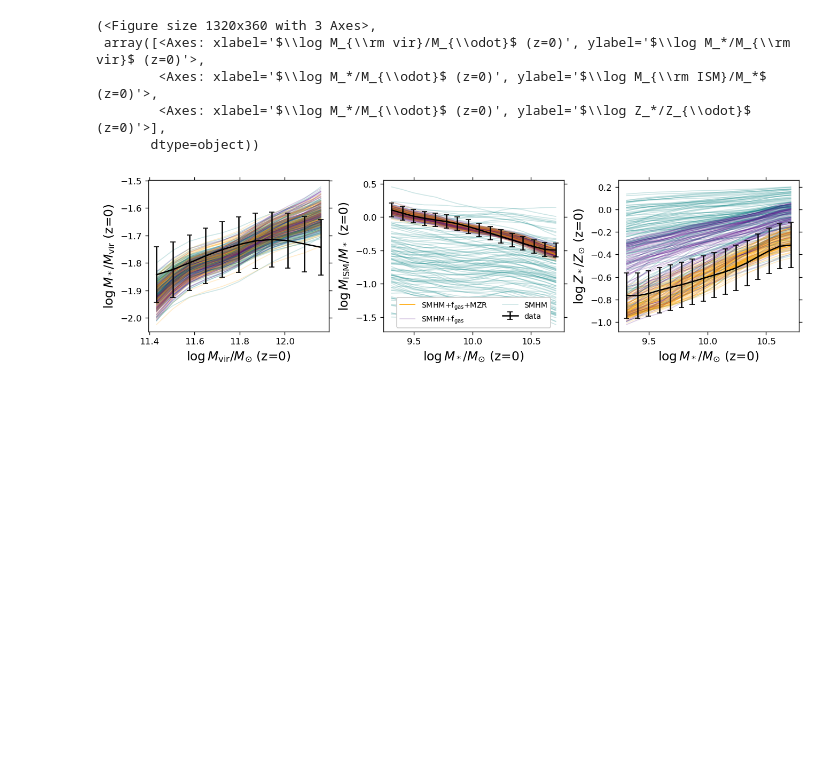
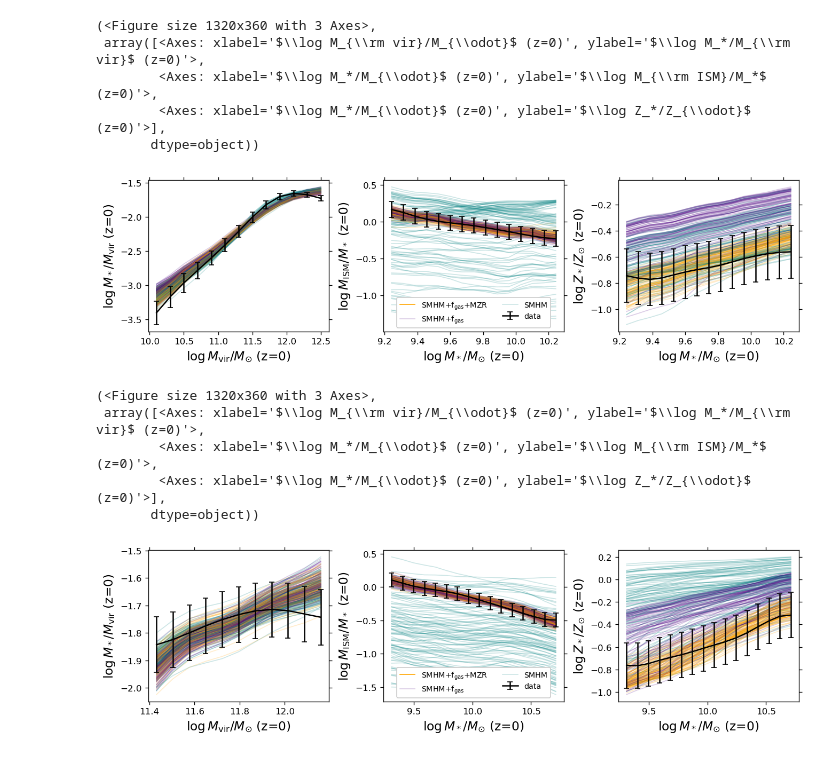
Before and after one commit to virajpandya/sapphire, a Jupyter notebook: demo/posterior_predictive_checks.ipynb, the cells around one changed output. Saved outputs shown, nothing was run; the diff lists cells and outputs as text; code cells hidden in the pictures; blank space fills up the shorter version.

```diff
--- a/demo/posterior_predictive_checks.ipynb
+++ b/demo/posterior_predictive_checks.ipynb
@@ -2,6 +2,16 @@
 from sapphire import visualization
 # import importlib
 # importlib.reload(visualization)
+# %%
+visualization.numpyro_plots.posterior_predictive_checks('/mnt/ceph/users/vpandya/sapphire_outputs/',
+                                  'numpyro_mix_chain%s_%s.npz',None)
+# %% [output]
+(<Figure size 1320x360 with 3 Axes>,
+ array([<Axes: xlabel='$\\log M_{\\rm vir}/M_{\\odot}$ (z=0)', ylabel='$\\log M_*/M_{\\rm vir}$ (z=0)'>,
+        <Axes: xlabel='$\\log M_*/M_{\\odot}$ (z=0)', ylabel='$\\log M_{\\rm ISM}/M_*$ (z=0)'>,
+        <Axes: xlabel='$\\log M_*/M_{\\odot}$ (z=0)', ylabel='$\\log Z_*/Z_{\\odot}$ (z=0)'>],
+       dtype=object))
+[figure, added]
 # %%
 visualization.numpyro_plots.posterior_predictive_checks('/mnt/ceph/users/vpandya/sapphire_outputs/',
                                   'numpyro_manga_chain%s_%s_fixsmhm.npz',None)
```
Also changed, not shown: parts of 25 cells of this notebook, 16 other files.
